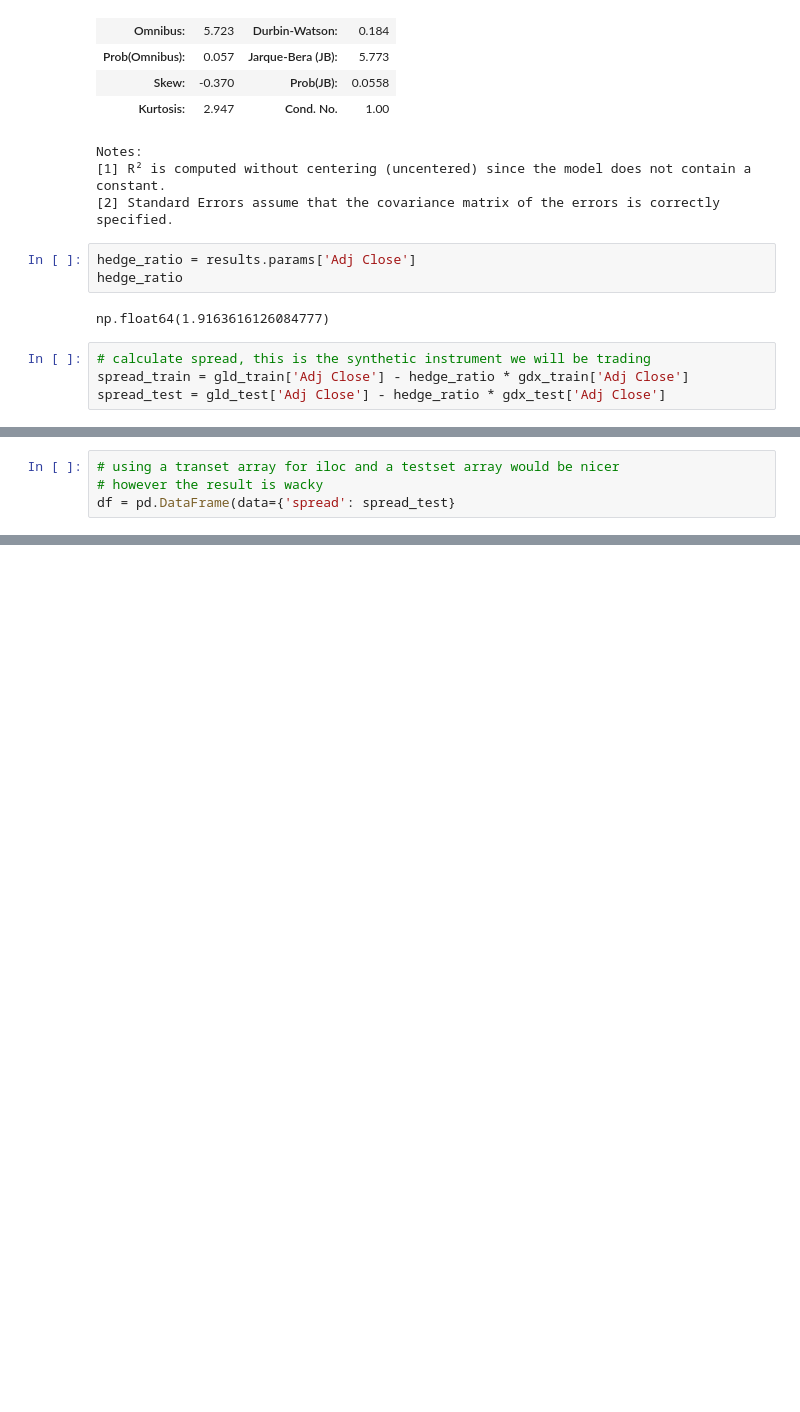
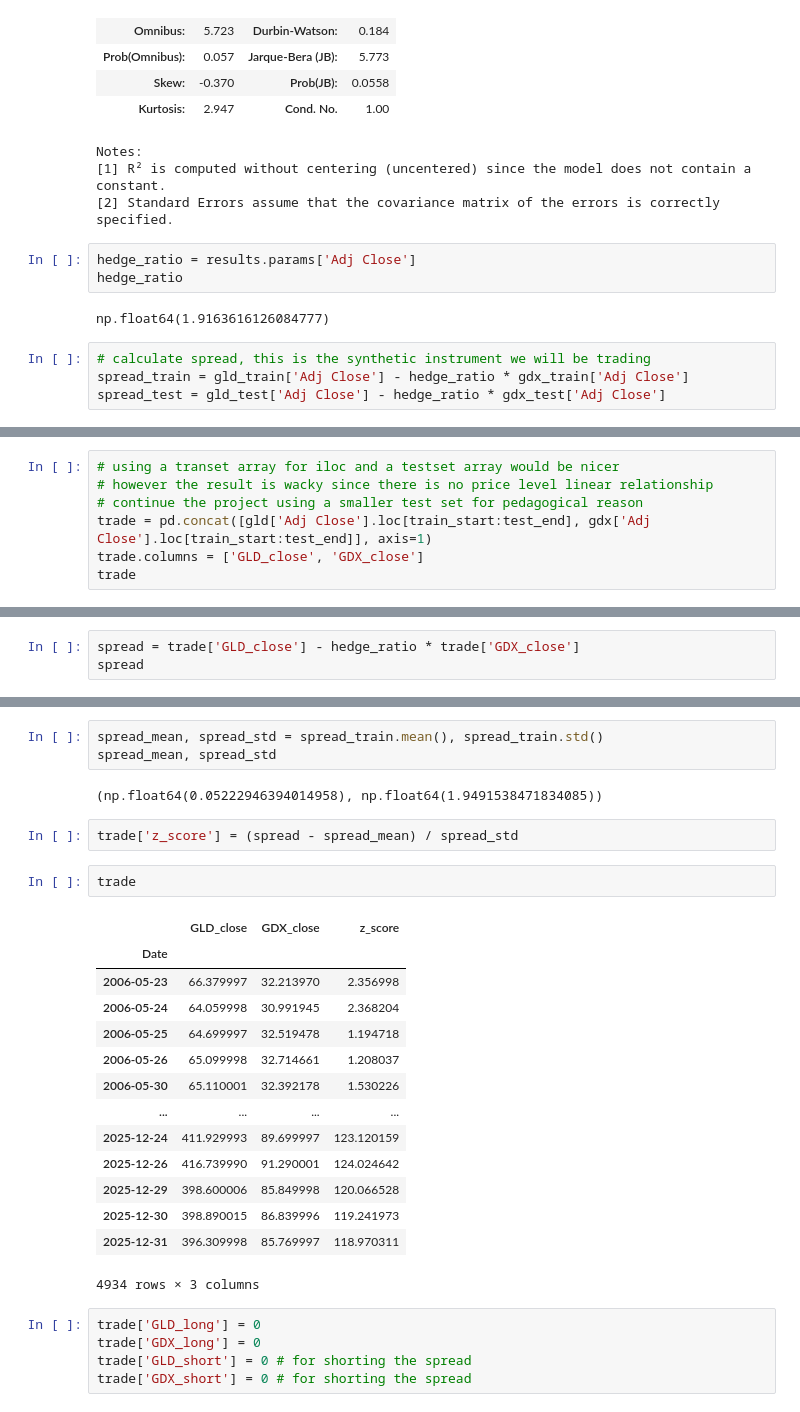
Before and after one commit to dhu23/alchemy, a Jupyter notebook: research/gdx_gdl.ipynb, the cells around one changed output, grey strips where cells are left out. Saved outputs shown, nothing was run; the diff lists cells and outputs as text; blank space fills up the shorter version.

```diff
--- a/research/gdx_gdl.ipynb
+++ b/research/gdx_gdl.ipynb
@@ -125,5 +147,8 @@ spread_test.plot()
 # %%
 # using a transet array for iloc and a testset array would be nicer
-# however the result is wacky
-df = pd.DataFrame(data={'spread': spread_test}
+# however the result is wacky since there is no price level linear relationship
+# continue the project using a smaller test set for pedagogical reason
+trade = pd.concat([gld['Adj Close'].loc[train_start:test_end], gdx['Adj Close'].loc[train_start:test_end]], axis=1)
+trade.columns = ['GLD_close', 'GDX_close']
+trade
 # %% [output]
@@ -130,0 +169,3 @@ NameError: name 'df' is not defined
+# %%
+spread = trade['GLD_close'] - hedge_ratio * trade['GDX_close']
+spread
@@ -130,0 +186,29 @@ NameError: name 'df' is not defined
+# %%
+spread_mean, spread_std = spread_train.mean(), spread_train.std()
+spread_mean, spread_std
+# %% [output]
+(np.float64(0.05222946394014958), np.float64(1.9491538471834085))
+# %%
+trade['z_score'] = (spread - spread_mean) / spread_std
+# %%
+trade
+# %% [output]
+|  | GLD_close | GDX_close | z_score |
+| Date |  |  |  |
+| 2006-05-23 | 66.379997 | 32.213970 | 2.356998 |
+| 2006-05-24 | 64.059998 | 30.991945 | 2.368204 |
+| 2006-05-25 | 64.699997 | 32.519478 | 1.194718 |
+| 2006-05-26 | 65.099998 | 32.714661 | 1.208037 |
+| 2006-05-30 | 65.110001 | 32.392178 | 1.530226 |
+| ... | ... | ... | ... |
+| 2025-12-24 | 411.929993 | 89.699997 | 123.120159 |
+| 2025-12-26 | 416.739990 | 91.290001 | 124.024642 |
+| 2025-12-29 | 398.600006 | 85.849998 | 120.066528 |
+| 2025-12-30 | 398.890015 | 86.839996 | 119.241973 |
+| 2025-12-31 | 396.309998 | 85.769997 | 118.970311 |
+4934 rows × 3 columns
+# %%
+trade['GLD_long'] = 0
+trade['GDX_long'] = 0
+trade['GLD_short'] = 0 # for shorting the spread
+trade['GDX_short'] = 0 # for shorting the spread
```
Also changed, not shown: parts of 12 cells of this notebook.
